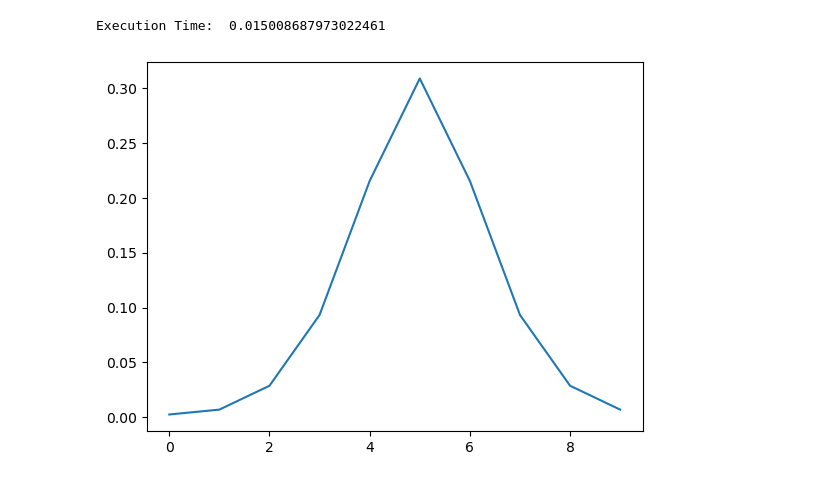
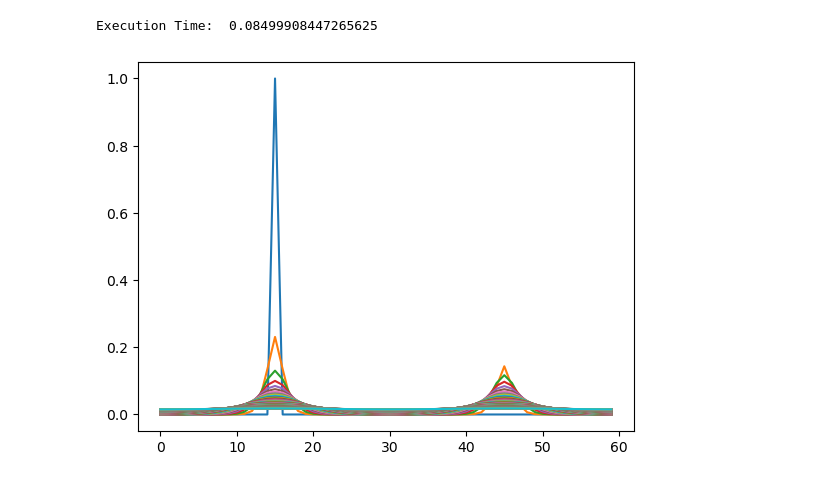
Before and after one commit to JaimePSantos/DynamicRandomWalks, a Jupyter notebook: ClassicalWalks/ContinuousTime/ContinuousTimeRandomWalk.ipynb, the cells around one changed output. Cells and saved outputs as stored; diff of their text form; code cells hidden in the pictures.

```diff
--- a/ClassicalWalks/ContinuousTime/ContinuousTimeRandomWalk.ipynb
+++ b/ClassicalWalks/ContinuousTime/ContinuousTimeRandomWalk.ipynb
@@ -22,42 +22,42 @@ import time
 
 # Function to compute the transition matrix using expm
 def transition_matrix(L, t):
     return expm(L * t)
 
 # Function to compute the probability distribution
 def probability_distribution(L, init, t):
     p0 = np.zeros(len(G))
     p0[init] = 1
     M_t = transition_matrix(L, t)
     return np.dot(M_t, p0)
 
 # Parameters
 gamma = 1.0  # Transition rate
-n = 10
-G = nx.cycle_graph(n)
+n = 30
+G = nx.circular_ladder_graph(n)
 D = np.diag(list(dict(G.degree()).values()))
 A = nx.to_numpy_array(G)
 L = -gamma * (D - A)
 
 # Initial state
 init = n // 2
 tl = 72
 
 # Timing the execution
 start_time = time.time()
 
-# for t in np.linspace(0, tl, 100):
-#     p_t = probability_distribution(L, init, t)
-#     plt.plot(list(p_t))
-p_t = probability_distribution(L, init, 1)
+for t in np.linspace(0, tl, 100):
+    p_t = probability_distribution(L, init, t)
+    plt.plot(list(p_t))
+# p_t = probability_distribution(L, init, 1)
 # print(p_t.round(5))
-plt.plot(list(p_t))
+# plt.plot(list(p_t))
 # plt.xlim(200,300)
 # Print execution time
 print("Execution Time: ", time.time() - start_time)
 # %% [output]
-Execution Time:  0.015008687973022461
+Execution Time:  0.08499908447265625
-[figure, old version]
+[figure, new version]
 # %%
 from scipy.linalg import eigh
 import matplotlib.pyplot as plt
```
Also changed, not shown: parts of 2 cells of this notebook, 11 other files.
